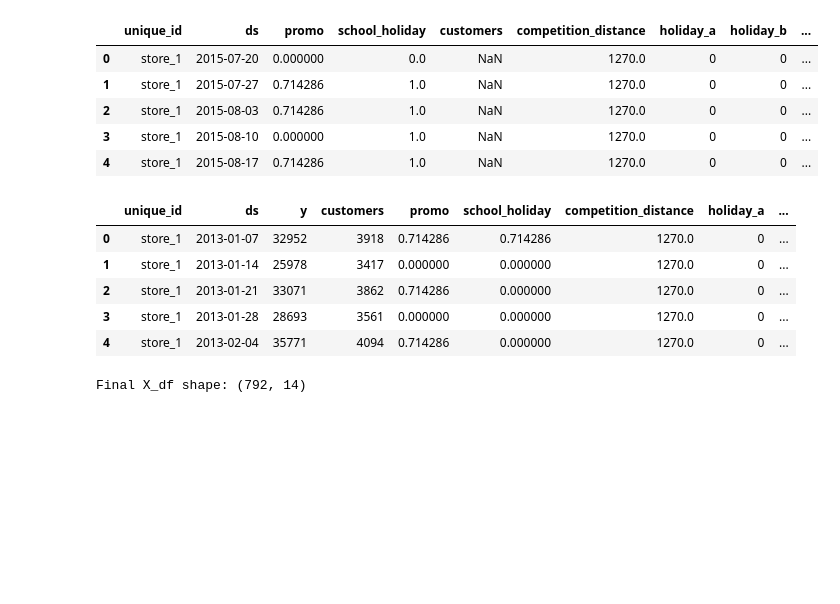
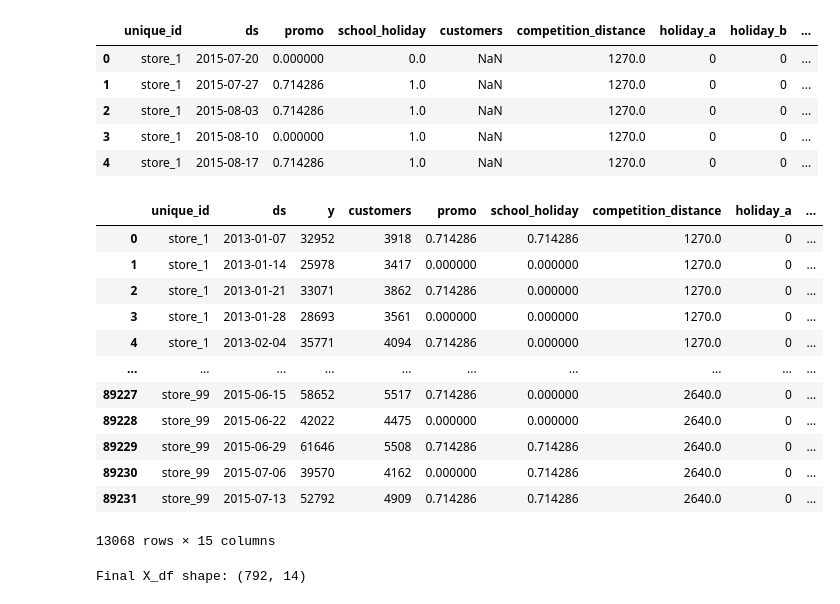
Before and after one commit to YL-6/BF-final, a Jupyter notebook: Sila.3.ipynb, the cells around one changed output. Drawn from its saved outputs; the diff is of its cells as text; code cells hidden in the pictures; blank space fills up the shorter version.

```diff
--- a/Sila.3.ipynb
+++ b/Sila.3.ipynb
@@ -128,18 +128,25 @@ sf = StatsForecast(models=models, freq='W')
 # %%
 df = weekly_sales.copy().drop(columns={'open'})
 
 # Filter only store_1 to store_99 (inclusive)
 first_100_stores = [f'store_{i}' for i in range(1, 100)]  # store_1 to store_99
 df = df[df['unique_id'].isin(first_100_stores)]
 
-df.head()
+df.head(10)
 # %% [output]
 |  | unique_id | ds | y | customers | promo | school_holiday | competition_distance | holiday_a | ... |
 | 0 | store_1 | 2013-01-07 | 32952 | 3918 | 0.714286 | 0.714286 | 1270.0 | 0 | ... |
 | 1 | store_1 | 2013-01-14 | 25978 | 3417 | 0.000000 | 0.000000 | 1270.0 | 0 | ... |
 | 2 | store_1 | 2013-01-21 | 33071 | 3862 | 0.714286 | 0.000000 | 1270.0 | 0 | ... |
 | 3 | store_1 | 2013-01-28 | 28693 | 3561 | 0.000000 | 0.000000 | 1270.0 | 0 | ... |
 | 4 | store_1 | 2013-02-04 | 35771 | 4094 | 0.714286 | 0.000000 | 1270.0 | 0 | ... |
+| ... | ... | ... | ... | ... | ... | ... | ... | ... | ... |
+| 89227 | store_99 | 2015-06-15 | 58652 | 5517 | 0.714286 | 0.000000 | 2640.0 | 0 | ... |
+| 89228 | store_99 | 2015-06-22 | 42022 | 4475 | 0.000000 | 0.000000 | 2640.0 | 0 | ... |
+| 89229 | store_99 | 2015-06-29 | 61646 | 5508 | 0.714286 | 0.714286 | 2640.0 | 0 | ... |
+| 89230 | store_99 | 2015-07-06 | 39570 | 4162 | 0.000000 | 0.714286 | 2640.0 | 0 | ... |
+| 89231 | store_99 | 2015-07-13 | 52792 | 4909 | 0.714286 | 0.714286 | 2640.0 | 0 | ... |
+13068 rows × 15 columns
 # %%
 df2 = X_df.copy()  #zırt pırt baştan yüklememek için değişimleri kopyasında yapıyorum
 first_99_stores = df['unique_id'].unique()[:99]
```
Also changed, not shown: parts of 1 cell of this notebook, 2 other files.
